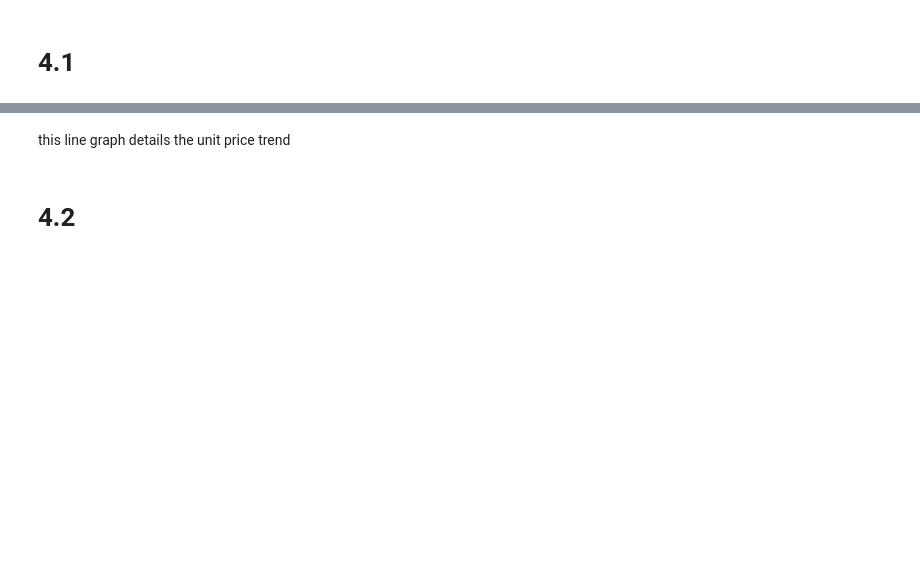
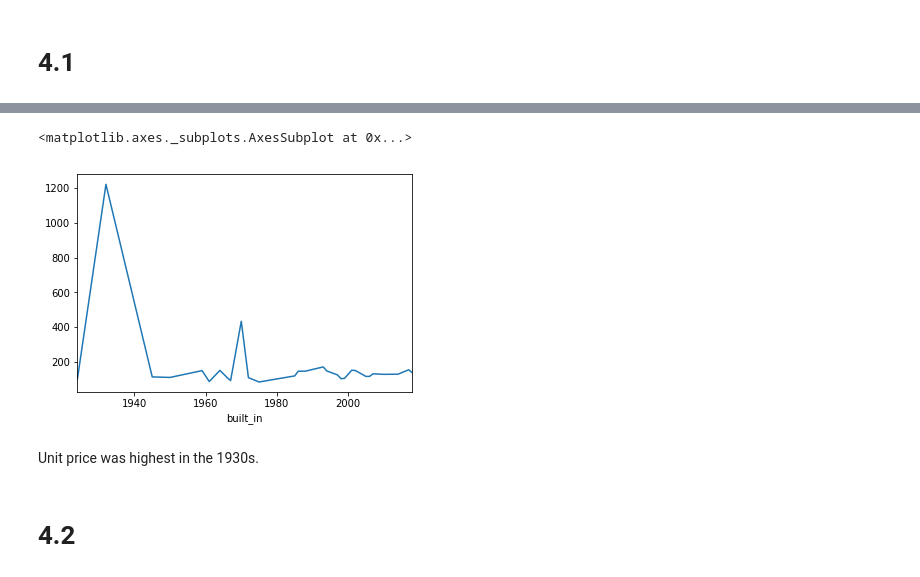
Before and after one commit to benlands/isat252, a Jupyter notebook: lab13.ipynb, the cells around one changed output, grey strips where cells are left out. Drawn from its saved outputs; the diff is of its cells as text; code cells hidden in the pictures; blank space fills up the shorter version.

```diff
--- a/lab13.ipynb
+++ b/lab13.ipynb
@@ -40,5 +41,11 @@ KeyError: 'unit_price'
-# %% [markdown]
-this line graph details the unit price trend
+# %%
+avg_unit_prc_per_year = df.groupby('built_in').mean()["unit_price"]
+avg_unit_prc_per_year.plot()
+# %% [output]
+<matplotlib.axes._subplots.AxesSubplot at 0x...>
+[figure, added]
+# %% [markdown]
+Unit price was highest in the 1930s.
 # %% [markdown]
 # 4.2
 # %%
```
Also changed, not shown: parts of 16 cells of this notebook.
